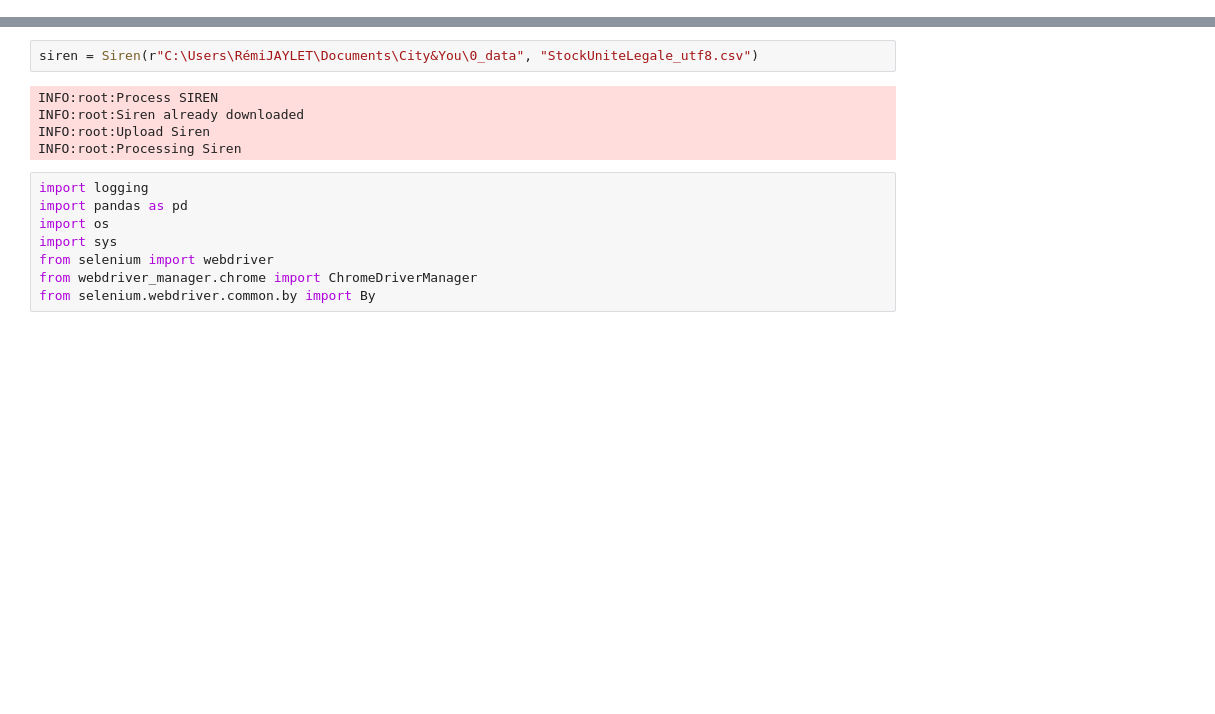
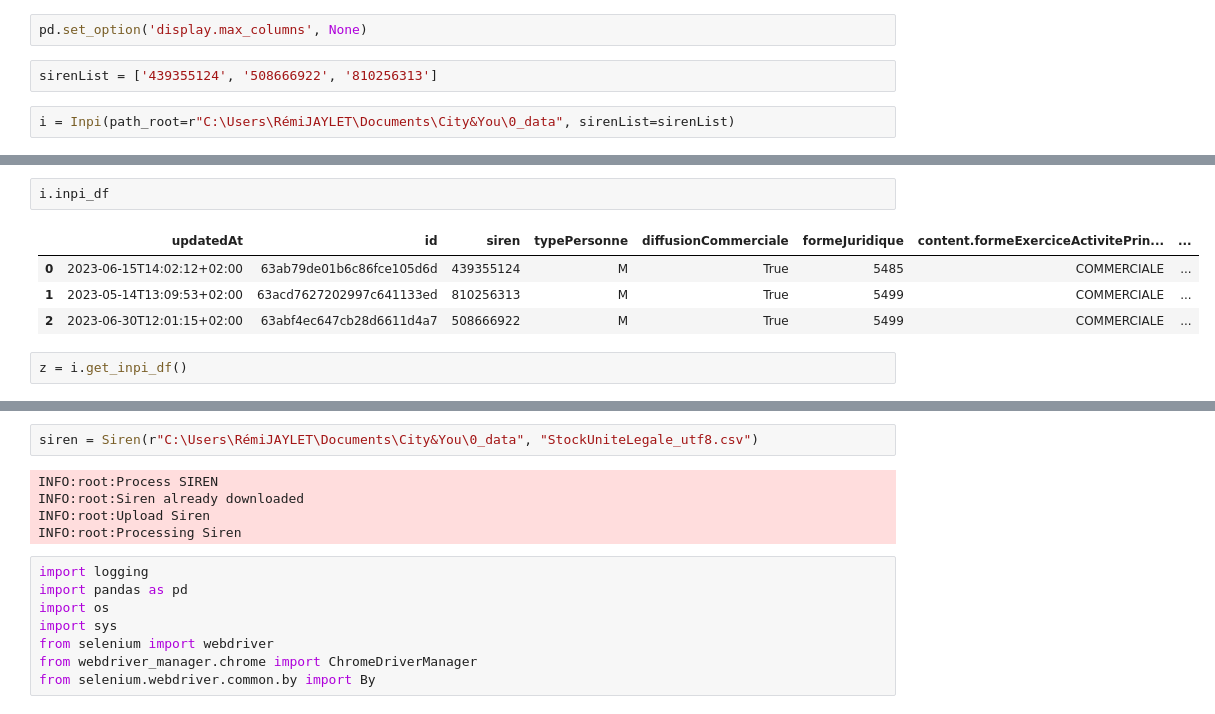
Before and after one commit to r-jaylet/OpenDataWrangler, a Jupyter notebook: test.ipynb, the cells around one changed output, grey strips where cells are left out. Saved outputs shown, nothing was run; the diff lists cells and outputs as text; blank space fills up the shorter version.

Commit message:
update inpi

```diff
--- a/test.ipynb
+++ b/test.ipynb
@@ -16,0 +12,6 @@ from parser_bdnb import Bdnb
+# %%
+pd.set_option('display.max_columns', None)
+# %%
+sirenList = ['439355124', '508666922', '810256313']
+# %%
+i = Inpi(path_root=r"C:\Users\RémiJAYLET\Documents\City&You\0_data", sirenList=sirenList)
@@ -16,0 +26,9 @@ from parser_bdnb import Bdnb
+# %%
+i.inpi_df
+# %% [output]
+|  | updatedAt | id | siren | typePersonne | diffusionCommerciale | formeJuridique | content.formeExerciceActivitePrin... | ... |
+| 0 | 2023-06-15T14:02:12+02:00 | 63ab79de01b6c86fce105d6d | 439355124 | M | True | 5485 | COMMERCIALE | ... |
+| 1 | 2023-05-14T13:09:53+02:00 | 63acd7627202997c641133ed | 810256313 | M | True | 5499 | COMMERCIALE | ... |
+| 2 | 2023-06-30T12:01:15+02:00 | 63abf4ec647cb28d6611d4a7 | 508666922 | M | True | 5499 | COMMERCIALE | ... |
+# %%
+z = i.get_inpi_df()
```
Also changed, not shown: parts of 8 cells of this notebook, 23 other files.
